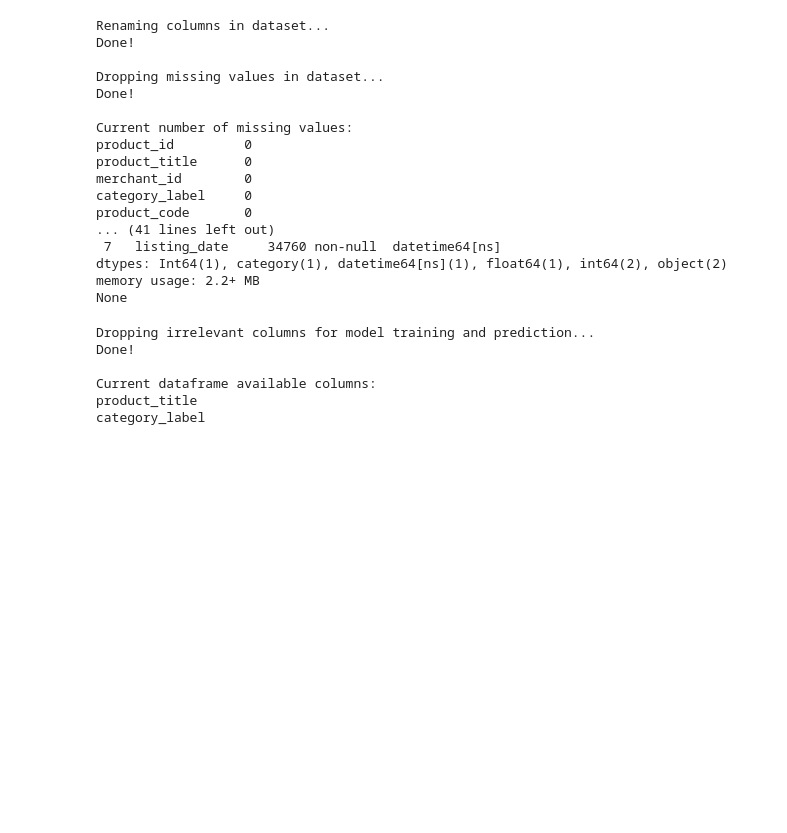
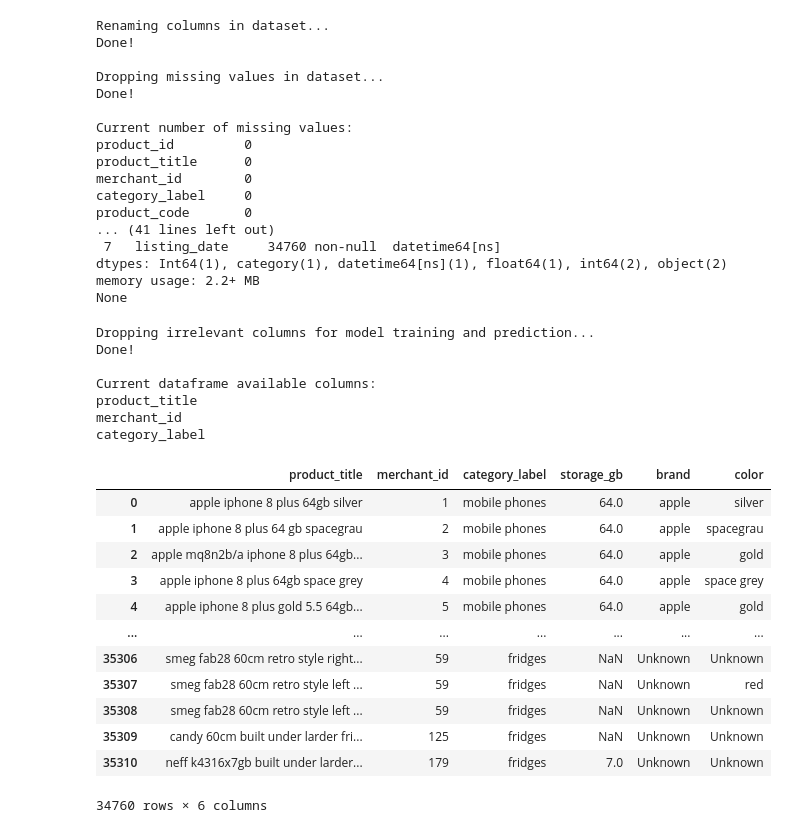
Before and after one commit to burloi-ship-it/ml-product-classification, a Jupyter notebook: notebook/ml_product_classification.ipynb, the cells around one changed output. Saved outputs shown, nothing was run; the diff lists cells and outputs as text; code cells hidden in the pictures; blank space fills up the shorter version.

Commit message:
Added brand, storage and color extraction function, added split data, vectorization and model testing.

```diff
--- a/notebook/ml_product_classification.ipynb
+++ b/notebook/ml_product_classification.ipynb
@@ -112,7 +112,7 @@ None
 # %%
 # dropping irrelevant columns
 print(f"\nDropping irrelevant columns for model training and prediction...")
-df = df.drop(columns=['product_id', 'merchant_id', 'product_code', 'number_of_views', 'merchant_rating', 'listing_date'])
+df = df.drop(columns=['product_id','product_code', 'number_of_views', 'merchant_rating', 'listing_date'])
 print(f"Done!")
 
 # listing actual dataframe columns
@@ -124,4 +124,60 @@ Done!
 
 Current dataframe available columns:
 product_title
+merchant_id
 category_label
+# %%
+# function to extract brand and storage
+import re
+def extract_storage(title):
+  match = re.search(r'(\d+)\s*gb', title.lower())
+  return int(match.group(1)) if match else None
+
+# extract brand
+def extract_brand(title, brand_list):
+  title_lower = title.lower()
+  for brand in brand_list:
+    if brand in title_lower:
+      return brand
+  return 'Unknown'
+
+# color extraction
+def extract_color(title, color_list):
+  title_lower = title.lower()
+  for color in color_list:
+    if color in title_lower:
+      return color
+  return 'Unknown'
+
+# storage single argument function , apply directly
+df['storage_gb'] = df['product_title'].apply(extract_storage)
+
+# brand - use lambda for brand_list argument
+brand_list = ['apple', 'samsung', 'huawei', 'xiaomi', 'nokia', 'sony', 'google', 'oneplus']
+df['brand'] = df['product_title'].apply(lambda x: extract_brand(x, brand_list))
+
+# color extraction
+color_list = ['silver', 'black', 'white', 'gold', 'spacegrau', 'space grey', 'blue', 'red']
+df['color'] = df['product_title'].apply(lambda x: extract_color(x, color_list))
+
+df['category_label'] = (
+    df['category_label']
+    .str.strip()
+    .str.lower()
+)
+
+display(df)
+# %% [output]
+|  | product_title | merchant_id | category_label | storage_gb | brand | color |
+| 0 | apple iphone 8 plus 64gb silver | 1 | mobile phones | 64.0 | apple | silver |
+| 1 | apple iphone 8 plus 64 gb spacegrau | 2 | mobile phones | 64.0 | apple | spacegrau |
+| 2 | apple mq8n2b/a iphone 8 plus 64gb... | 3 | mobile phones | 64.0 | apple | gold |
+| 3 | apple iphone 8 plus 64gb space grey | 4 | mobile phones | 64.0 | apple | space grey |
+| 4 | apple iphone 8 plus gold 5.5 64gb... | 5 | mobile phones | 64.0 | apple | gold |
+| ... | ... | ... | ... | ... | ... | ... |
+| 35306 | smeg fab28 60cm retro style right... | 59 | fridges | NaN | Unknown | Unknown |
+| 35307 | smeg fab28 60cm retro style left ... | 59 | fridges | NaN | Unknown | red |
+| 35308 | smeg fab28 60cm retro style left ... | 59 | fridges | NaN | Unknown | Unknown |
+| 35309 | candy 60cm built under larder fri... | 125 | fridges | NaN | Unknown | Unknown |
+| 35310 | neff k4316x7gb built under larder... | 179 | fridges | 7.0 | Unknown | Unknown |
+34760 rows × 6 columns
```
Also changed, not shown: parts of 3 cells of this notebook.
